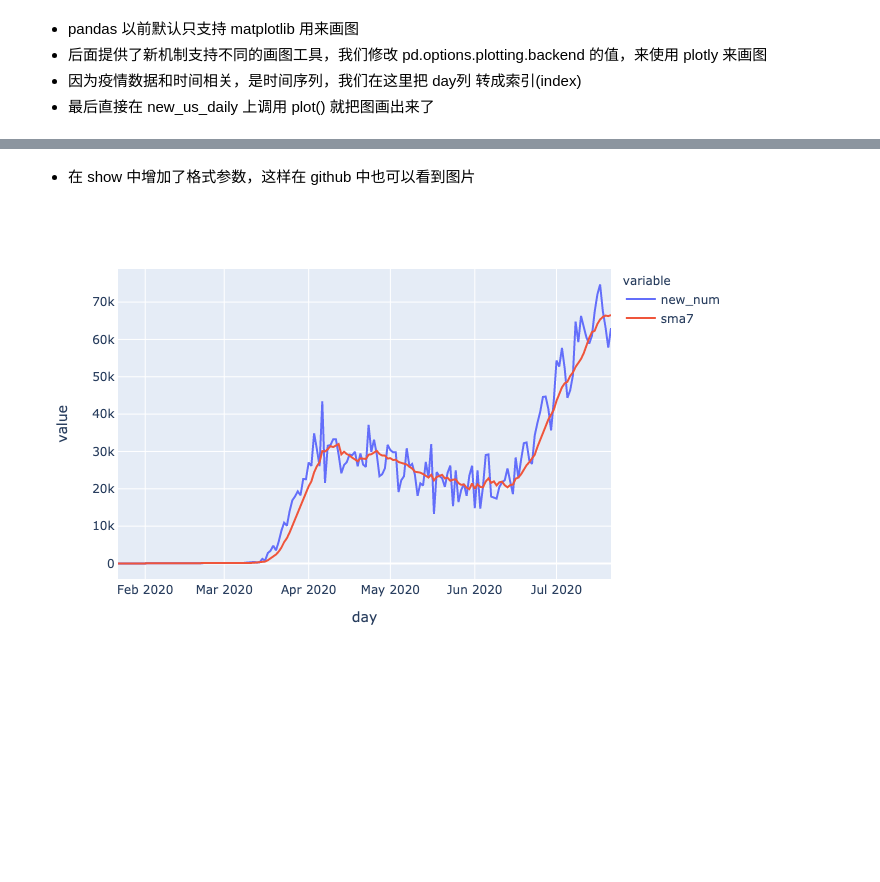
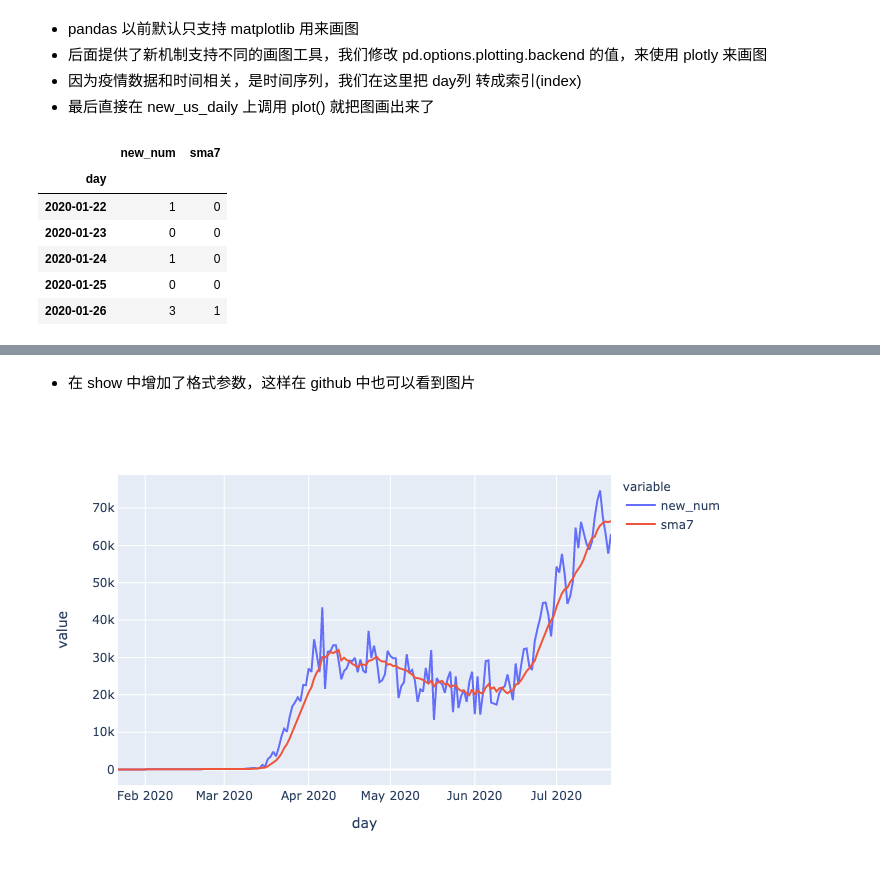
Before and after one commit to liuhui998/pe2, a Jupyter notebook: 02-more-pandas/answer-questions.ipynb, the cells around one changed output, grey strips where cells are left out. Drawn from its saved outputs; the diff is of its cells as text; code cells hidden in the pictures; blank space fills up the shorter version.

```diff
--- a/02-more-pandas/answer-questions.ipynb
+++ b/02-more-pandas/answer-questions.ipynb
@@ -375,2 +387,13 @@ Successfully installed kaleido-0.0.1
+# %%
+new_us_daily = us_daily.set_index("day")
+new_us_daily.head()
+# %% [output]
+|  | new_num | sma7 |
+| day |  |  |
+| 2020-01-22 | 1 | 0 |
+| 2020-01-23 | 0 | 0 |
+| 2020-01-24 | 1 | 0 |
+| 2020-01-25 | 0 | 0 |
+| 2020-01-26 | 3 | 1 |
 # %%
 
```
Also changed, not shown: parts of 10 cells of this notebook.
